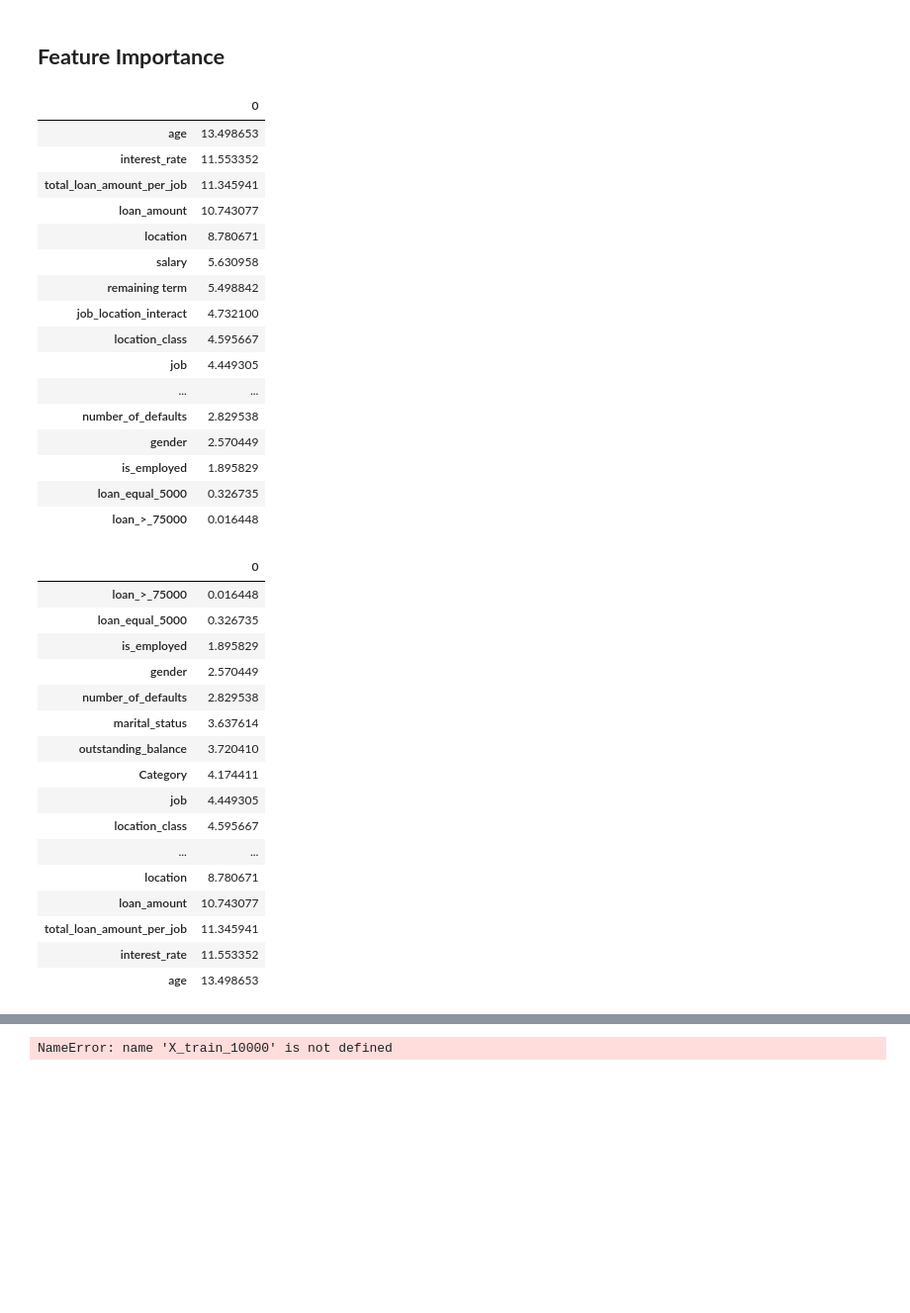
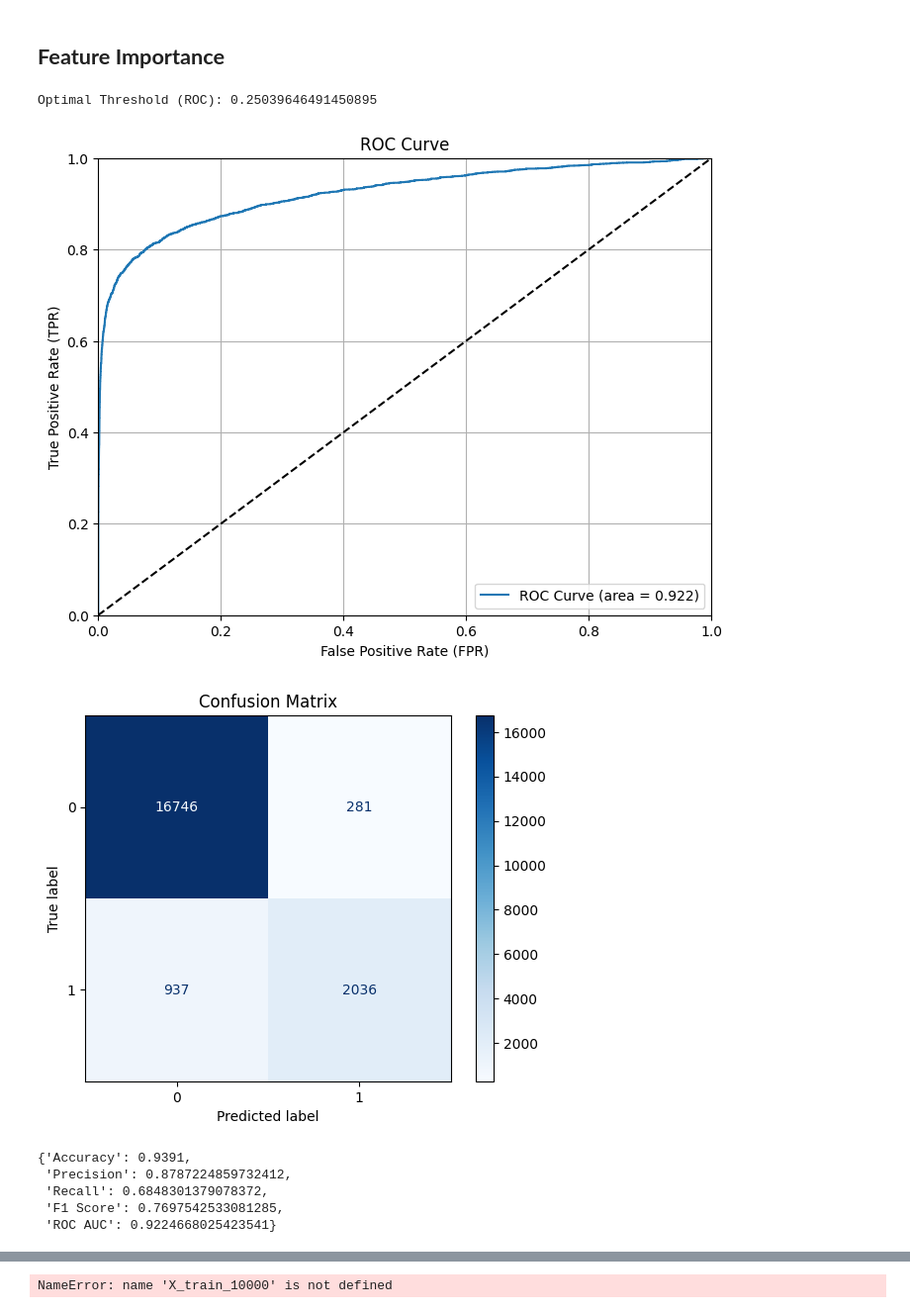
Before and after one commit to Augah2001/Data-Science-Competion-Question-and-Data, a Jupyter notebook: credit_risk.ipynb, the cells around one changed output, grey strips where cells are left out. Shown at 99% size. Saved outputs shown, nothing was run; the diff lists cells and outputs as text; code cells hidden in the pictures; blank space fills up the shorter version.

```diff
--- a/credit_risk.ipynb
+++ b/credit_risk.ipynb
@@ -1159,44 +1211,31 @@ _,model = train_evaluate_model(X_train, y_train, X_test, y_test)
 # %%
-feature_importances = pd.DataFrame(model.feature_importances_).T
-feature_importances.columns = model.feature_names_
-feature_importances.T.sort_values(by=0, ascending=False)h
+# feature_importances = pd.DataFrame(model.feature_importances_).T
+# feature_importances.columns = model.feature_names_
+# feature_importances.T.sort_values(by=0, ascending=False)
-# %% [output]
-|  | 0 |
-| age | 13.498653 |
-| interest_rate | 11.553352 |
-| total_loan_amount_per_job | 11.345941 |
-| loan_amount | 10.743077 |
-| location | 8.780671 |
-| salary | 5.630958 |
-| remaining term | 5.498842 |
-| job_location_interact | 4.732100 |
-| location_class | 4.595667 |
-| job | 4.449305 |
-| ... | ... |
-| number_of_defaults | 2.829538 |
-| gender | 2.570449 |
-| is_employed | 1.895829 |
-| loan_equal_5000 | 0.326735 |
-| loan_>_75000 | 0.016448 |
-# %%
-f = pd.DataFrame(model.feature_importances_).T
-f.columns = model.feature_names_
-f.T.sort_values(by=0)
-# %% [output]
-|  | 0 |
-| loan_>_75000 | 0.016448 |
-| loan_equal_5000 | 0.326735 |
-| is_employed | 1.895829 |
-| gender | 2.570449 |
-| number_of_defaults | 2.829538 |
-| marital_status | 3.637614 |
-| outstanding_balance | 3.720410 |
-| Category | 4.174411 |
-| job | 4.449305 |
-| location_class | 4.595667 |
-| ... | ... |
-| location | 8.780671 |
-| loan_amount | 10.743077 |
-| total_loan_amount_per_job | 11.345941 |
-| interest_rate | 11.553352 |
-| age | 13.498653 |
+# %%
+from sklearn.preprocessing import PolynomialFeatures
+
+
+X_train1 = X_train.copy()
+X_test1 = X_test.copy()
+X_train1['k'] = X_train1['interest_rate']/X_train1['total_loan_amount_per_job']
+X_train1['k'] = X_train1['interest_rate']/X_train1['total_loan_amount_per_job']
+X_train1['w'] = X_train1['age']/X_train1['total_loan_amount_per_job']
+X_train1['t'] = X_train1['job_location_interact']/X_train1['total_loan_amount_per_job']
+X_test1['k'] =  X_test1['interest_rate']/X_test1['total_loan_amount_per_job']
+X_test1['w'] =  X_test1['age']/X_test1['total_loan_amount_per_job']
+X_test1['t'] =  X_test1['job_location_interact']/X_test1['total_loan_amount_per_job']
+
+X_train1['Q'] = (X_train1['loan_equal_5000'])* X_train1['loan_>_75000']
+X_test1['Q'] = (X_test1['loan_equal_5000'])* X_train1['loan_>_75000']
+
+_,model,__ = train_evaluate_model(X_train1, y_train, X_test1, y_test, show_plots=True)
+# %% [output]
+Optimal Threshold (ROC): 0.25039646491450895
+[figure, added]
+[figure, added]
+{'Accuracy': 0.9391,
+ 'Precision': 0.8787224859732412,
+ 'Recall': 0.6848301379078372,
+ 'F1 Score': 0.7697542533081285,
+ 'ROC AUC': 0.9224668025423541}
```
Also changed, not shown: parts of 18 cells of this notebook, 4 other files.
